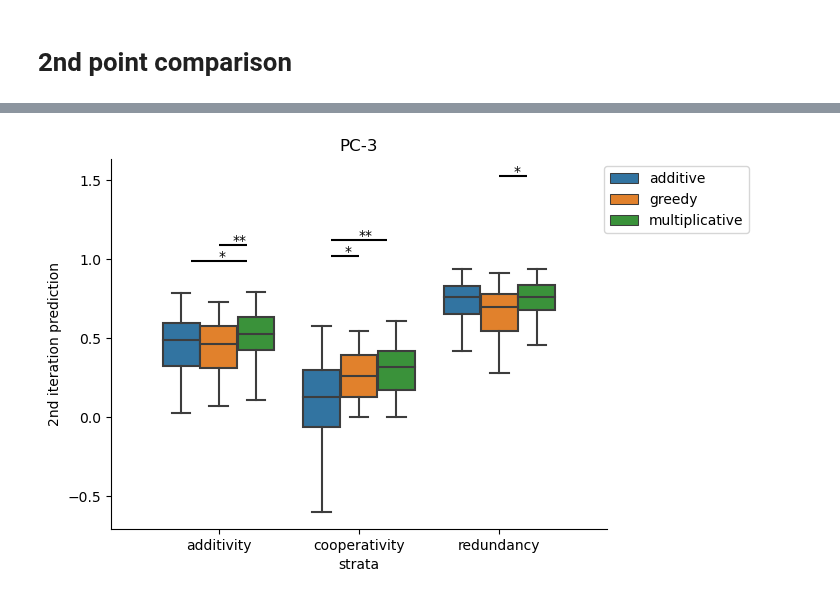
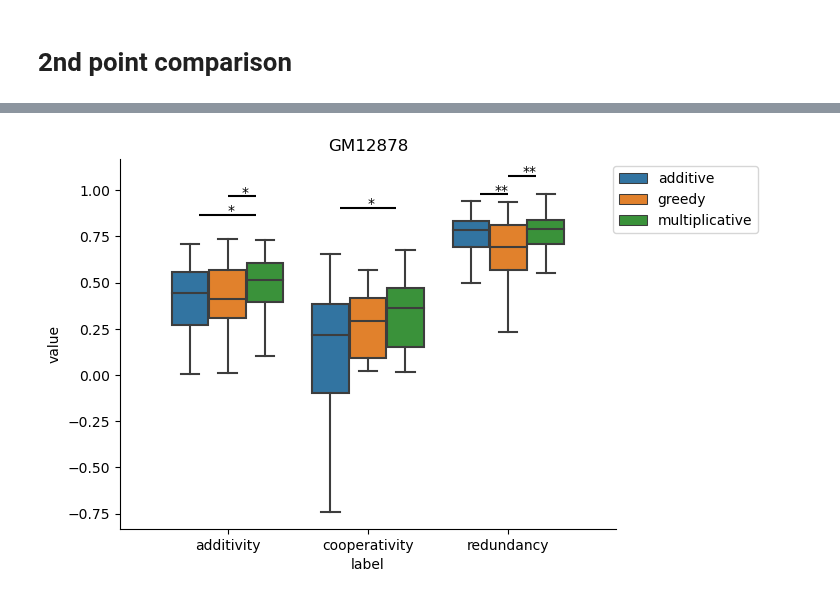
Before and after one commit to p-koo/creme-nn, a Jupyter notebook: figures/enhancer_greedy_search.ipynb, the cells around one changed output, grey strips where cells are left out. Drawn from its saved outputs; the diff is of its cells as text; code cells hidden in the pictures.

Commit message:
depickle greedy search

```diff
--- a/figures/enhancer_greedy_search.ipynb
+++ b/figures/enhancer_greedy_search.ipynb
@@ -240,0 +127,2 @@ for cell in cell_lines:
+# %%
+all_traces = pd.read_csv(f'{summary_csv_dir}/{optimization_name}_traces.csv', index_col='Unnamed: 0')
@@ -274,0 +189,4 @@ K562
+# %%
+k562_df = all_traces[(all_traces['cell_line']=='K562') & (all_traces['context']=='enhancing')]
+context_df = pd.read_csv(f'../results/summary_csvs/{model_name}/K562_selected_contexts.csv')
+context_df = context_df[context_df['context']=='enhancing']
@@ -275,6 +224,7 @@ K562
 # %% [markdown]
 # Hypothetical multiplicative model
 # %%
+import glob
 result_summary = {}
 for cell_line in cell_lines:
     cell_line_res_paths = glob.glob(f'../results/higher_order_test_min/{model_name}/{cell_line}/*pickle')
@@ -287,14 +237,14 @@ for cell_line in cell_lines:
         res = {}
         for i in raw_res.keys():
             res[i] = {}
+
             for k, v in raw_res[i].items():
                 if 'pred' in k:
                     res[i][k] = np.log(v)
                 else:
                     res[i][k] = v
         wt = res[0]['initial_pred']
-
-        traces[row['context']].append([res[i]['initial_pred'] for i in res.keys()])
+        traces[row['context']].append([res[i]['initial_pred']/wt for i in res.keys()])
         ####hypothetical additive model
         greedy_search_order = [np.argwhere(np.array(cre_tiles) == res[i]['selected_tile'])[0][0] for i in res.keys()]
         mutant_predictions_first_iter = res[0]['preds'].mean(axis=-1)
@@ -303,7 +253,7 @@ for cell_line in cell_lines:
         sorted_effect_first_iter = effect_sizes_first_iter[greedy_search_order]
         sum_of_effects = np.cumsum(sorted_effect_first_iter)
         hypothetical_trace = wt + sum_of_effects
-        hypothetical_trace = np.concatenate([[wt], hypothetical_trace]) #/ wt
+        hypothetical_trace = np.concatenate([[wt], hypothetical_trace]) / wt
 
         hypothetical_traces[row['context']].append(hypothetical_trace[:-1])
-    result_summary[cell_line] = {'greedy search': traces, 'hypothetical additive': hypothetical_traces}
+    result_summary[cell_line] = {'greedy search': traces, 'hypothetical multiplicative': hypothetical_traces}
@@ -381,41 +315,51 @@ for cell in cell_lines:
 # %% [markdown]
 # 2nd point comparison
+# %%
+second_it_all = pd.read_csv(f'{summary_csv_dir}/{optimization_name}_second_iteration.csv', index_col='Unnamed: 0')
 # %%
 order=['additivity', 'cooperativity', 'redundancy']
 hue_order=['additive', 'greedy', 'multiplicative']
 
-for cell_line, vals in result_summary.items():
-    second_it = vals['second_it']
+for cell_line, df_cell_line in second_it_all.groupby('cell_line'):
+
     context = 'enhancing'
-    # for context in second_it.keys():
+    df_cell_line = df_cell_line[df_cell_line['context']==context]
     hypothetical_additive = []
     hypothetical_multiplicative = []
     greedy = []
-    for d, data_point in enumerate(second_it[context]):
-        wt, (p1, p2), greedy_res = data_point
-        log_wt, (log_p1, log_p2), _ = [np.log(i) for i in data_point.copy()]
+    seq_ids = []
+    for d, (_, data_point) in enumerate(df_cell_line.groupby('seq_id')):
+        assert data_point.shape == (4, 4), 'Bad dataframe shape'
+        wt, p1, p2, greedy_res = (data_point.iloc[:, 0].values)
+        log_wt, log_p1, log_p2, _ = [np.log(i) for i in data_point.copy().iloc[:,0].values]
         hypothetical_additive.append((wt + (p1 - wt) + (p2 - wt))/wt)
         hypothetical_multiplicative.append((np.exp(log_wt + (log_p1 - log_wt) + (log_p2 - log_wt)))/wt)
         greedy.append(greedy_res/wt)
+        seq_ids.append(data_point['seq_id']['wt'])
+    df = pd.DataFrame([hypothetical_additive, hypothetical_multiplicative, greedy, seq_ids]).T
+    df.columns = ['additive', 'multiplicative', 'greedy', 'seq_id']
+    strata_ids = strata_seq_ids[strata_seq_ids['cell_line']==cell_line]
+    df = df.merge(strata_ids, on='seq_id')
+    data=df[['additive', 'multiplicative', 'greedy', 'label']].melt(value_vars=['additive', 'multiplicative', 'greedy'],
+                                                               id_vars='label')
+    # sns.boxplot(data=data,
+    #        x='label', y='value', showfliers=False,
+    #             order=order,
+    #             hue='variable', hue_order=hue_order)
+    # plt.title(cell_line)
+    # plt.show()
 
-    df = pd.DataFrame([hypothetical_additive, hypothetical_multiplicative, greedy]).T
-    df.columns = ['additive', 'multiplicative', 'greedy']
-    labels = np.array(['' for _ in range(df.shape[0])]).astype('U20')
-    for s, ind in strata[cell_line].items():
-        labels[ind] = s
-    df['strata'] = labels
-    df = df[df['strata']!='']
+
     annotations = []
     for s_i, stratum in enumerate(order):
-        df_stratum = df[df['strata']==stratum]
-        pair_indexes = list(itertools.combinations(range(3), 2))
-
-
-        for p, pair_index in enumerate(pair_indexes):
+        df_stratum = df[df['label']==stratum]
+        y_counter = 0
+        for p, pair_index in enumerate(list(itertools.combinations(range(3), 2))):
 
 
             model_type1, model_type2 = hue_order[pair_index[0]], hue_order[pair_index[1]]
-            p_sign = convert_pvalue_to_asterisks(scipy.stats.mannwhitneyu(df_stratum[model_type1], df_stratum[model_type2])[1])
+            p_sign = utils.convert_pvalue_to_asterisks(scipy.stats.mannwhitneyu(df_stratum[model_type1].astype(float),
+                                                                                df_stratum[model_type2].astype(float))[1])
             if p_sign!= 'ns':
 
 
@@ -424,7 +368,8 @@ for cell_line, vals in result_summary.items():
 
                 IQR = Q3 - Q1
                 lim = Q3 + 1.5 * IQR
-                annotations.append([s_i-0.2, pair_index, p_sign, lim*1.05])
+                annotations.append([s_i-0.2, y_counter, pair_index, p_sign, lim*1.05])
+                y_counter += 0.1
         fig, ax = plt.subplots(1, 1)
 
         for p, (x, y) in enumerate([['greedy', 'additive'], ['greedy', 'multiplicative']]):
@@ -433,6 +378,10 @@ for cell_line, vals in result_summary.items():
 
             ax.set_aspect('equal', adjustable='box')
             ax.scatter(df_stratum[x], df_stratum[y],color=['cyan', '#400c5d'][p], label=y, alpha=0.5)
+            ax.set_xlabel(x)
+            ax.set_ylabel('hypothetical')
+            # ax.set_ylabel(y)
+
             # sns.scatterplot(data=df_stratum, x=x, y=y, edgecolor=None, alpha=0.3, color="#400c5d", ax=ax)
             min_point, max_point = df_stratum[[x, y]].min().min(), df_stratum[[x, y]].max().max()
             ax.plot([min_point, max_point], [min_point, max_point], color='k', linestyle='--')
@@ -442,19 +391,16 @@ for cell_line, vals in result_summary.items():
         plt.legend()
         plt.tight_layout()
         plt.show()
-    df_square = df.copy()
-    df = df.melt(id_vars='strata', var_name='method', value_name='2nd iteration prediction')
 
-    ax=sns.boxplot(data=df, x='strata', y='2nd iteration prediction', hue='method', showfliers=False,
+    ax=sns.boxplot(data=data, x='label', y='value', showfliers=False,
+                   hue='variable',
                 order=order, hue_order=hue_order)
     # plt.title(f"{cell_line} {context}")
-    counter = 0
-    for (s_i, pair_index, p_sign, y_max) in annotations:
+    for (s_i, y_counter, pair_index, p_sign, y_max) in annotations:
         x1, x2 = s_i+pair_index[0]*0.2, s_i+pair_index[1]*0.2
-        y = y_max+counter
+        y = y_max*0.9+y_counter
         plt.hlines(y, x1, x2, color='k')
         plt.annotate(p_sign, ((x1+x2)/2, y))
-        counter += 0.1
     plt.title(cell_line)
     ax.spines['top'].set_visible(False)
     ax.spines['right'].set_visible(False)
@@ -470 +416 @@ for cell_line, vals in result_summary.items():
-[figure, old version]
+[figure, new version]
```
Also changed, not shown: parts of 23 cells of this notebook, 2 other files.
